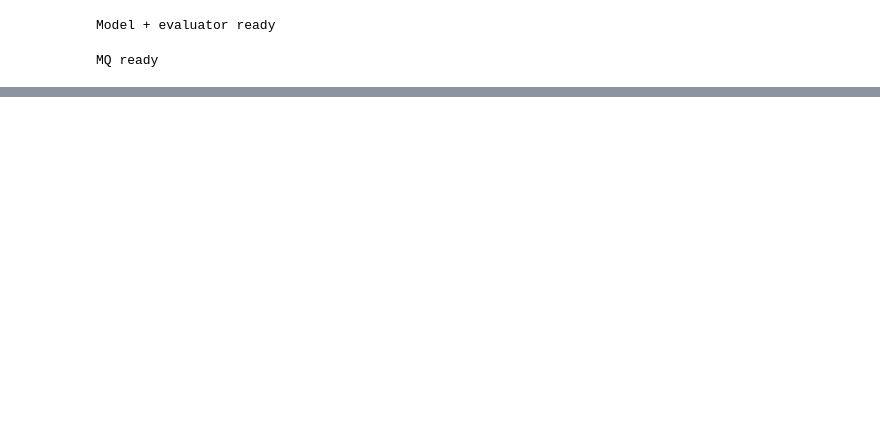
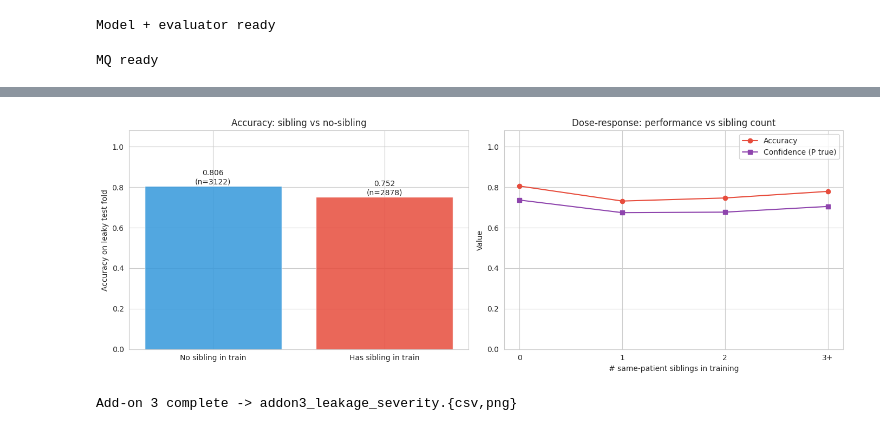
Before and after one commit to sunjilkh/Patient-level-versus-image-level-data-splitting-a-controlled-multi-modality-study-of-leakage-induce, a Jupyter notebook: NIH_ChestXray_Leakage_Study.ipynb, the cells around one changed output, grey strips where cells are left out. Saved outputs shown, nothing was run; the diff lists cells and outputs as text; code cells hidden in the pictures; blank space fills up the shorter version.

```diff
--- a/NIH_ChestXray_Leakage_Study.ipynb
+++ b/NIH_ChestXray_Leakage_Study.ipynb
@@ -535,0 +841,66 @@ Saving outputs and preparing zip archive in: /kaggle/working/q1
+# %%
+# ====== ADD-ON 3: LEAKAGE SEVERITY ANALYSIS (dose-response, resumable) ======
+from scipy.stats import spearmanr
+sev_records = []
+for f in range(FOLDS):
+    if has_ckpt(f'addon3_fold{f+1}'):
+        sev_records.extend(load_pkl_ckpt(f'addon3_fold{f+1}'))
+        print(f'  \u23ed  Severity fold {f+1} loaded from checkpoint (skipped retraining)')
+        continue
+    ti2, ei2 = rkf[f]
+    trR = nih.iloc[ti2].reset_index(drop=True)
+    teR = nih.iloc[ei2].reset_index(drop=True)
+    if teR.Label.nunique() < 2:
+        continue
+    lm = train_arch(trR, teR, f+1, 'Leaky-Severity', mkmodel, keep_model=True, verbose=True)
+    _, _, _, _, yt, yp, ypr = evl(lm['model'], dl(teR, aug=False, sh=False))
+    tc = trR.Patient_ID.value_counts()
+    nsib = teR.Patient_ID.map(tc).fillna(0).astype(int).values
+    labels = teR.Label.values.astype(int)
+    prob_true = np.where(labels == 1, ypr, 1 - ypr)
+    correct = (yp == labels).astype(int)
+    fold_records = []
+    for k in range(len(teR)):
+        fold_records.append(dict(fold=f+1, label=int(labels[k]), n_train_siblings=int(nsib[k]),
+                                 has_sibling=int(nsib[k] > 0), correct=int(correct[k]),
+                                 prob_true=float(prob_true[k])))
+    sev_records.extend(fold_records)
+    save_pkl_ckpt(fold_records, f'addon3_fold{f+1}')
+    print(f'  Fold {f+1}: {len(fold_records)} test images scored [checkpoint saved]')
+    del lm['model'], lm; torch.cuda.empty_cache()
+
+sev_df = pd.DataFrame(sev_records)
+sev_df.to_csv(OUT/'addon3_leakage_severity.csv', index=False)
+
+grp = sev_df.groupby('has_sibling').agg(n=('correct', 'size'), accuracy=('correct', 'mean'),
+                                        mean_confidence=('prob_true', 'mean')).reset_index()
+grp['group'] = grp['has_sibling'].map({0: 'No sibling in train', 1: 'Has sibling in train'})
+print('\n=== LEAKAGE SEVERITY: siblinged vs non-siblinged test images ===')
+print(grp[['group', 'n', 'accuracy', 'mean_confidence']].to_string(index=False))
+
+rho_c, p_c = spearmanr(sev_df.n_train_siblings, sev_df.correct)
+rho_p, p_p = spearmanr(sev_df.n_train_siblings, sev_df.prob_true)
+print(f'\nSpearman  n_siblings vs correctness : rho={rho_c:+.3f}  p={p_c:.2e}')
+print(f'Spearman  n_siblings vs confidence  : rho={rho_p:+.3f}  p={p_p:.2e}')
+
+def _bucket(n):
+    return '0' if n == 0 else ('1' if n == 1 else ('2' if n == 2 else '3+'))
+sev_df['sib_bucket'] = sev_df.n_train_siblings.map(_bucket)
+order = ['0', '1', '2', '3+']
+buck = sev_df.groupby('sib_bucket').agg(accuracy=('correct', 'mean'), confidence=('prob_true', 'mean'),
+                                        n=('correct', 'size')).reindex(order).dropna()
+
+fig, axes = plt.subplots(1, 2, figsize=(14, 5)); sns.set_style('whitegrid')
+ax = axes[0]
+ax.bar(grp['group'], grp['accuracy'], color=['#3498db', '#e74c3c'], alpha=0.85)
+for i, v in enumerate(grp['accuracy']):
+    ax.text(i, v+0.01, f'{v:.3f}\n(n={int(grp.n.iloc[i])})', ha='center')
+ax.set(ylabel='Accuracy on leaky test fold', title='Accuracy: sibling vs no-sibling', ylim=[0, 1.08])
+ax = axes[1]
+ax.plot(buck.index, buck['accuracy'], marker='o', color='#e74c3c', label='Accuracy')
+ax.plot(buck.index, buck['confidence'], marker='s', color='#8e44ad', label='Confidence (P true)')
+ax.set(xlabel='# same-patient siblings in training', ylabel='Value',
+       title='Dose-response: performance vs sibling count', ylim=[0, 1.08]); ax.legend()
+plt.tight_layout(); plt.savefig(OUT/'addon3_leakage_severity.png', dpi=300, bbox_inches='tight'); plt.show()
+print('Add-on 3 complete -> addon3_leakage_severity.{csv,png}')
+# %% [output]
@@ -535,0 +924,2 @@ Saving outputs and preparing zip archive in: /kaggle/working/q1
+[figure, added]
+Add-on 3 complete -> addon3_leakage_severity.{csv,png}
```
Also changed, not shown: parts of 27 cells of this notebook, 4 other files.
